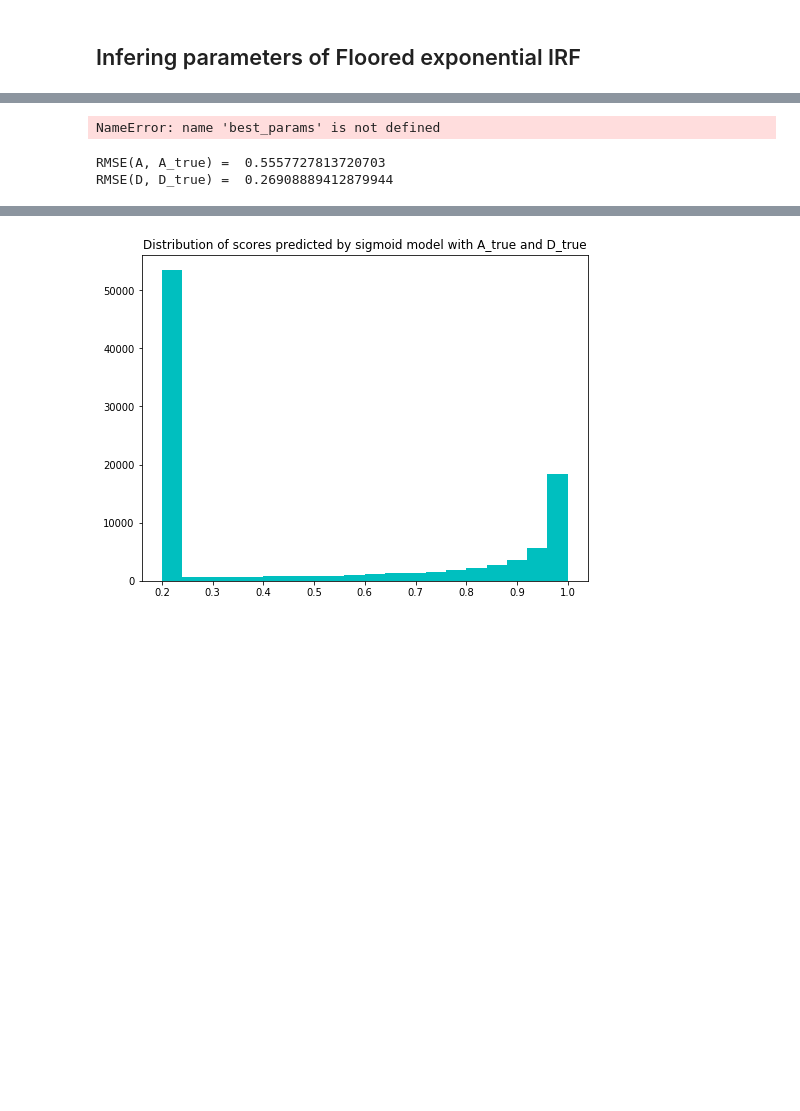
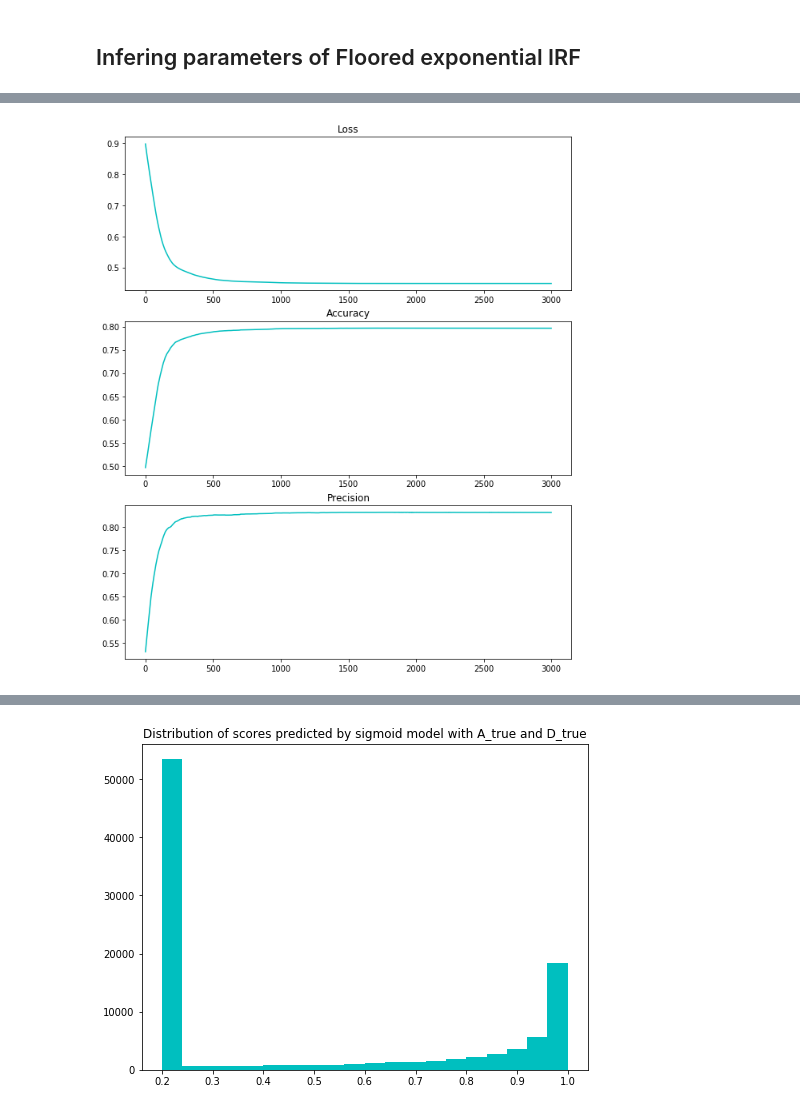
Before and after one commit to lfvarela/irt-explore, a Jupyter notebook: inference/train.ipynb, the cells around one changed output, grey strips where cells are left out. Cells and saved outputs as stored; diff of their text form; code cells hidden in the pictures; blank space fills up the shorter version.

```diff
--- a/inference/train.ipynb
+++ b/inference/train.ipynb
@@ -104,15 +89,7 @@ ValueError: Target and input must have the same number of elements. target nelem
 # %%
-l, r, m = best_params
 fe_irf = models.FE_Model(num_students, num_questions, num_concepts, concepts, guess_prob, 10)
-optim = torch.optim.SGD(fe_irf.parameters(), lr=l, weight_decay=r, momentum=m)
-losses, train_acc, precision = utils.train(fe_irf, optim, 2000, Y)
+optim = torch.optim.Adam(fe_irf.parameters(), lr=0.001, weight_decay=0)
+losses, train_acc, precision = utils.train(fe_irf, optim, 3000, Y)
 utils.plot_train_metrics(losses, train_acc, precision)
 # %% [output]
-NameError: name 'best_params' is not defined
+[figure, added]
-# %%
-with torch.no_grad():
-    print('RMSE(A, A_true) = ', utils.rmse(fe_irf.A, torch.tensor(A_true, dtype=dtype)))
-    print('RMSE(D, D_true) = ', utils.rmse(fe_irf.D, torch.tensor(D_true, dtype=dtype)))
-# %% [output]
-RMSE(A, A_true) =  0.5557727813720703
-RMSE(D, D_true) =  0.26908889412879944
```
Also changed, not shown: parts of 11 cells of this notebook, 3 other files.
